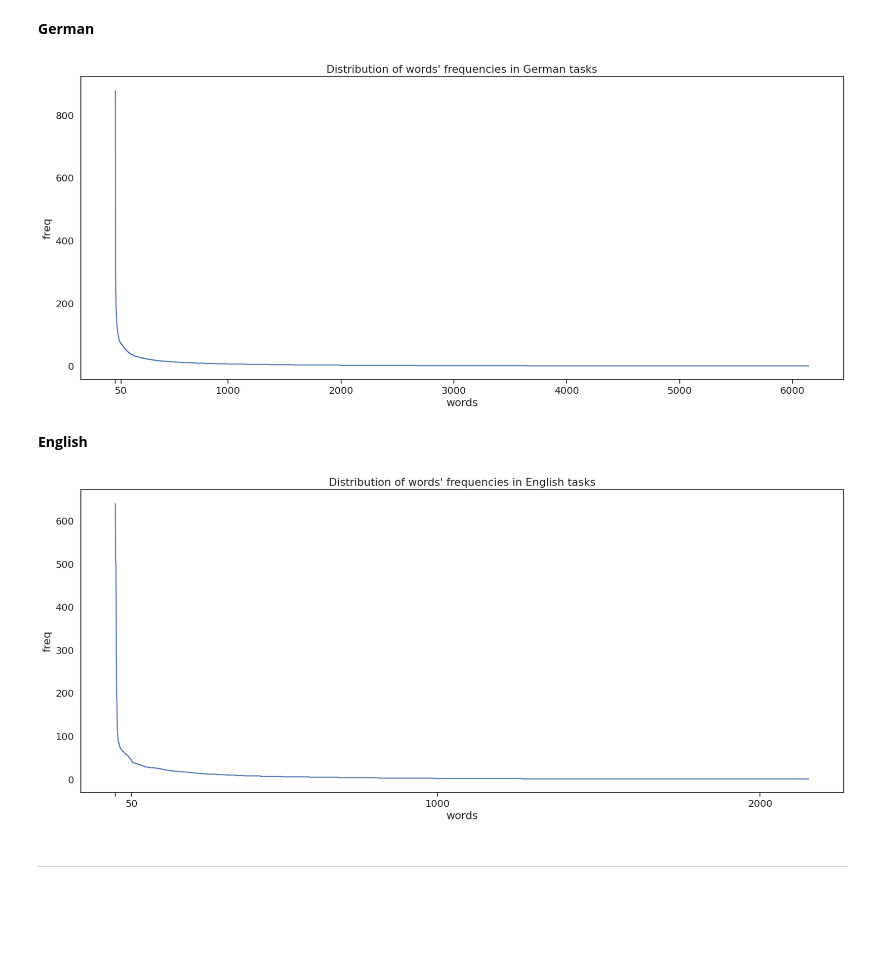
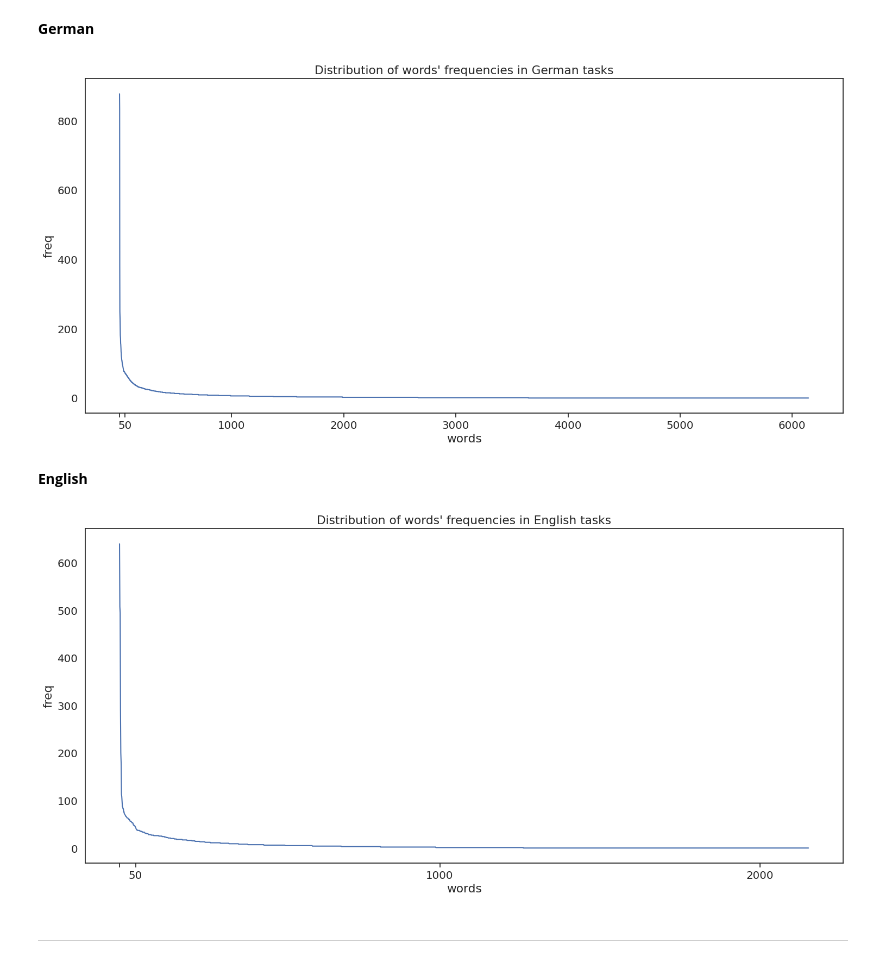
Before and after one commit to ghalifaten/master_thesis, a Jupyter notebook: 3_preprocess_data.ipynb, the cells around one changed output. Drawn from its saved outputs; the diff is of its cells as text; code cells hidden in the pictures; blank space fills up the shorter version.

```diff
--- a/3_preprocess_data.ipynb
+++ b/3_preprocess_data.ipynb
@@ -82,23 +82,23 @@ df_word_freq = pd.DataFrame(sorted(freq_dict.items(), key=lambda x: x[1], revers
 df_word_freq.columns = ["words", "freq"]
 # %%
 sns.set_theme(style='white', font_scale=1.3,
-              rc={'figure.figsize':(20,8)})
+              rc={'figure.figsize':(18,8)})
 
 sns.lineplot(data=df_word_freq, x="words", y="freq").set(title="Distribution of words' frequencies in German tasks")
 
 # Get the current axes
 ax = plt.gca()
 
 # Define the desired xticks and xticklabels
 ticks = list(range(0, 51, 50)) + list(range(1000, len(df_word_freq), 1000))
 
 ax.set_xticks(ticks)
 ax.set_xticklabels([""]+ticks[1:])
 ax.tick_params(axis='x', which='both', bottom=True, top=False)
 
 plt.savefig("figures/word_freq_DE", bbox_inches="tight")
 # %% [output]
-[figure, old version]
+[figure, new version]
 # %%
 # df_word_freq.head(50)
 # %%
@@ -134,7 +134,7 @@ df_word_freq = pd.DataFrame(sorted(freq_dict.items(), key=lambda x: x[1], revers
 df_word_freq.columns = ["words", "freq"]
 # %%
 sns.set_theme(style='white', font_scale=1.3,
-              rc={'figure.figsize':(20,8)})
+              rc={'figure.figsize':(18,8)})
 
 sns.lineplot(data=df_word_freq, x="words", y="freq").set(title="Distribution of words' frequencies in English tasks")
 
@@ -150,7 +150,7 @@ ax.tick_params(axis='x', which='both', bottom=True, top=False)
 
 plt.savefig("figures/word_freq_EN", bbox_inches="tight")
 # %% [output]
-[figure, old version]
+[figure, new version]
 # %%
 # df_word_freq.head(50)
 # %%
```
Also changed, not shown: 25 other files.
